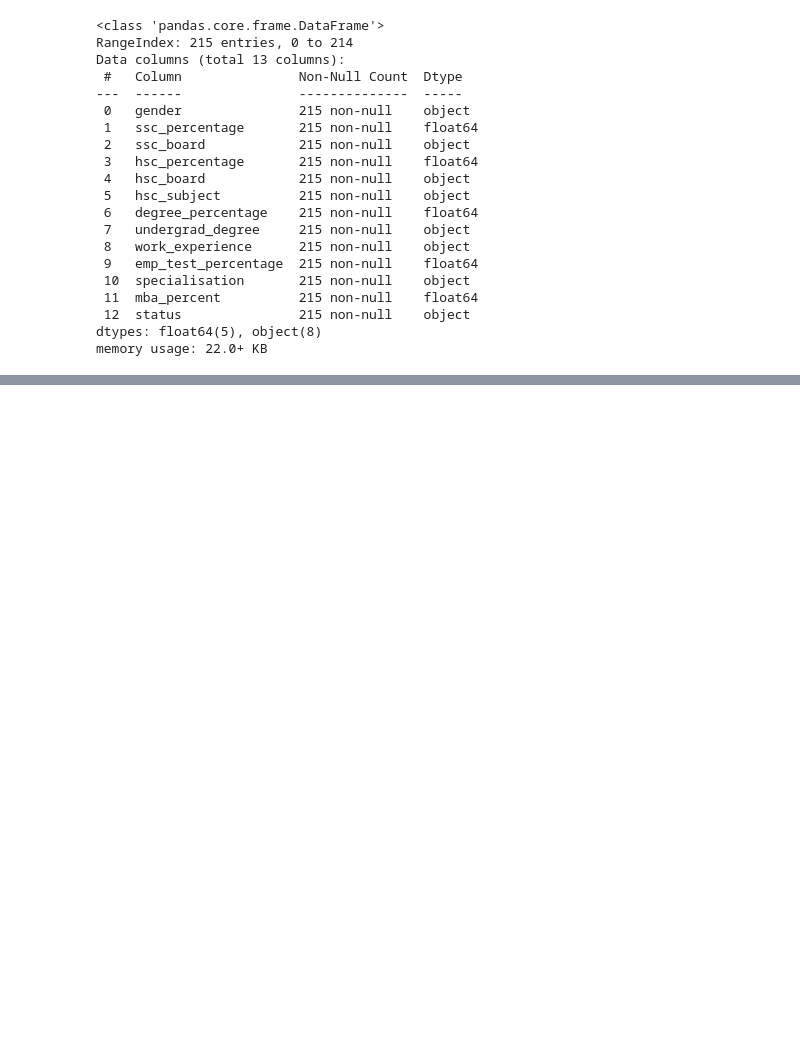
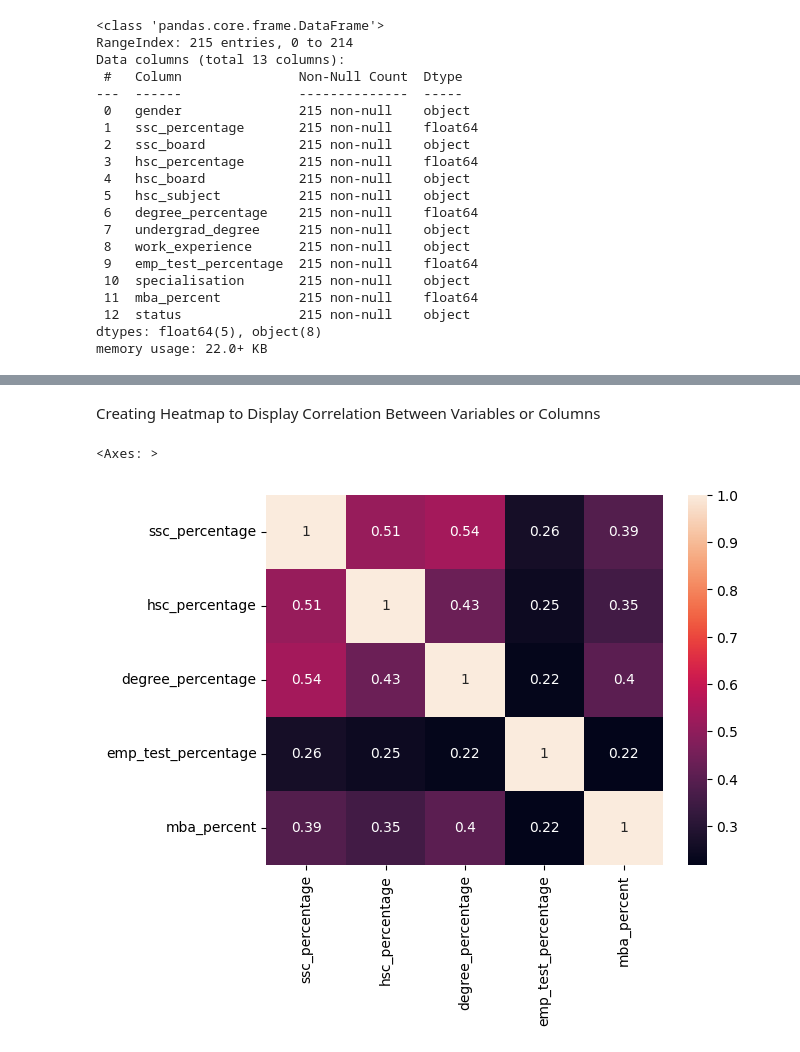
Before and after one commit to Dan23ws12/Kaggle-Job-Placement-Data-Analysis, a Jupyter notebook: Analysis and Predictions.ipynb, the cells around one changed output, grey strips where cells are left out. Saved outputs shown, nothing was run; the diff lists cells and outputs as text; code cells hidden in the pictures; blank space fills up the shorter version.

```diff
--- a/Analysis and Predictions.ipynb
+++ b/Analysis and Predictions.ipynb
@@ -81,0 +103,7 @@ memory usage: 22.0+ KB
+# %% [markdown]
+Creating Heatmap to Display Correlation Between Variables or Columns
+# %%
+sns.heatmap(job_placement.corr(numeric_only=True), annot=True)
+# %% [output]
+<Axes: >
+[figure, added]
```
Also changed, not shown: parts of 11 cells of this notebook.
